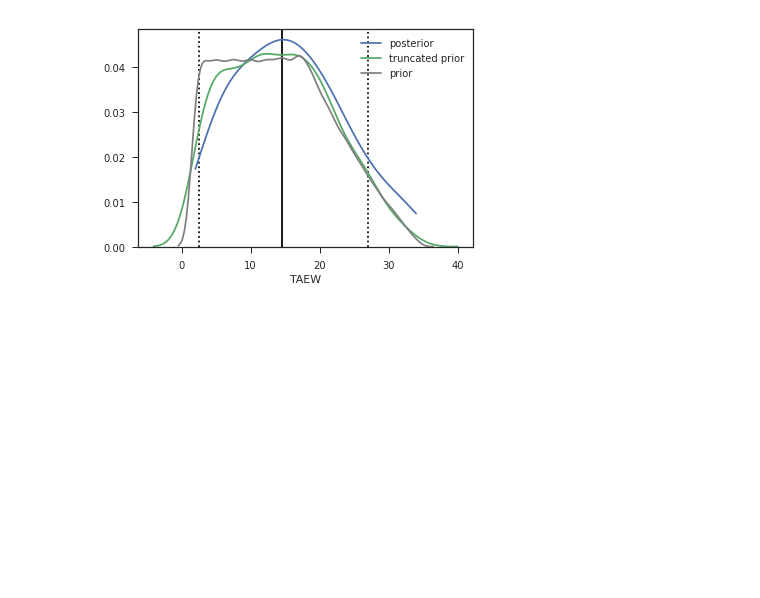
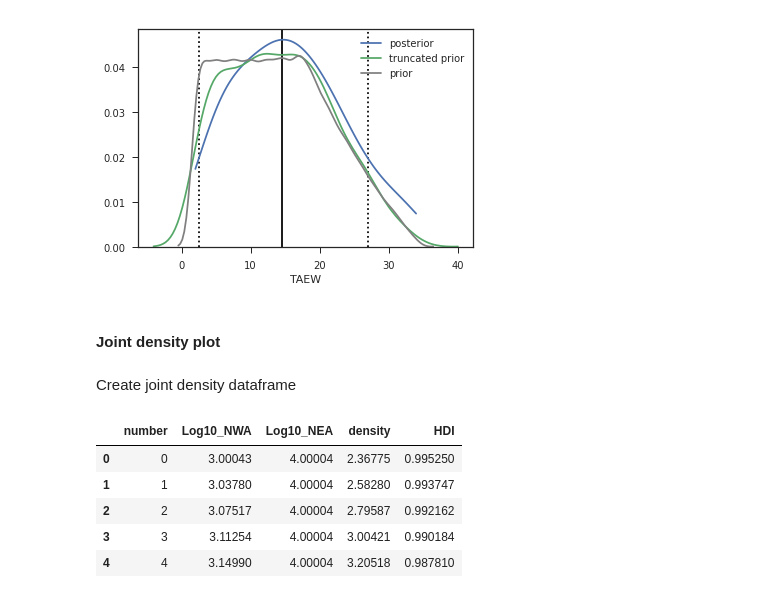
Before and after one commit to agladstein/ABC_results_AJ, a Jupyter notebook: genome_AJmodels/assess_ABCtoolbox.ipynb, the cells around one changed output. Saved outputs shown, nothing was run; the diff lists cells and outputs as text; code cells hidden in the pictures; blank space fills up the shorter version.

```diff
--- a/genome_AJmodels/assess_ABCtoolbox.ipynb
+++ b/genome_AJmodels/assess_ABCtoolbox.ipynb
@@ -591,3 +591,17 @@ TypeError: cannot convert the series to <class 'float'>
 [figure]
 [figure]
 [figure]
+# %% [markdown]
+#### Joint density plot
+# %% [markdown]
+Create joint density dataframe
+# %%
+joint_NEA_NWA_df_pls = create_joint_df(jointPosterior_name)
+joint_NEA_NWA_df_pls.head()
+# %% [output]
+|  | number | Log10_NWA | Log10_NEA | density | HDI |
+| 0 | 0 | 3.00043 | 4.00004 | 2.36775 | 0.995250 |
+| 1 | 1 | 3.03780 | 4.00004 | 2.58280 | 0.993747 |
+| 2 | 2 | 3.07517 | 4.00004 | 2.79587 | 0.992162 |
+| 3 | 3 | 3.11254 | 4.00004 | 3.00421 | 0.990184 |
+| 4 | 4 | 3.14990 | 4.00004 | 3.20518 | 0.987810 |
```
Also changed, not shown: parts of 2 cells of this notebook, 1 other file.
